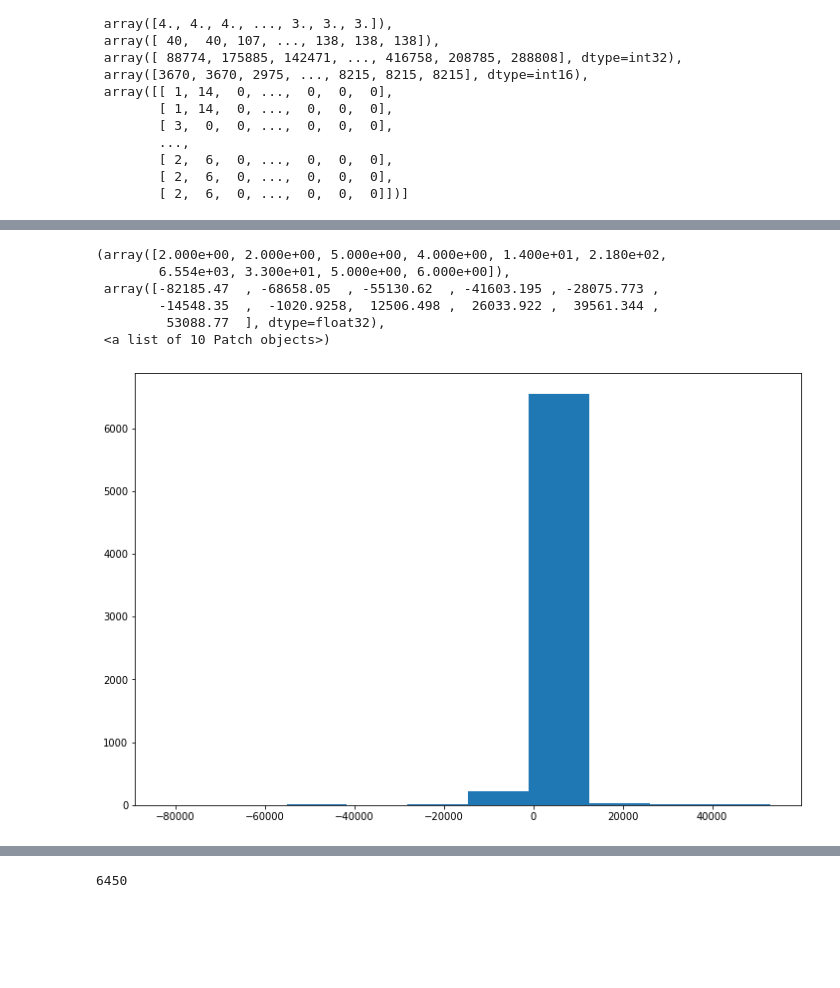
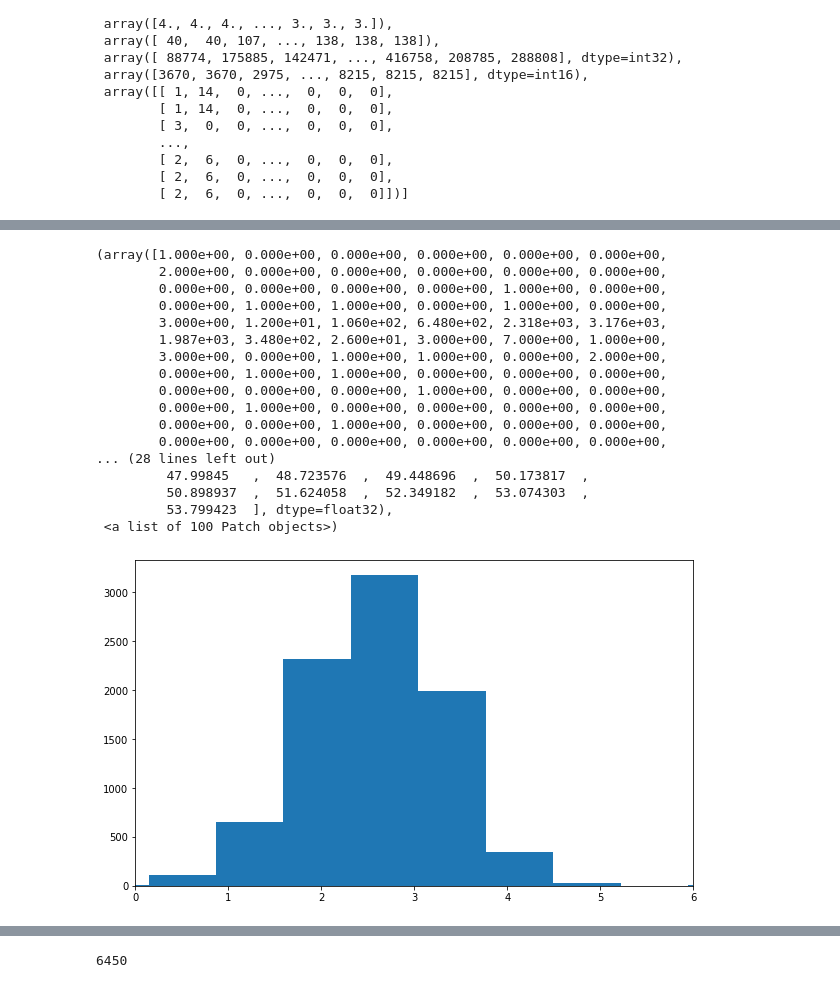
Before and after one commit to wonchankim97/Yelp-Recommender, a Jupyter notebook: EDA_KISOO.ipynb, the cells around one changed output, grey strips where cells are left out. Cells and saved outputs as stored; diff of their text form; code cells hidden in the pictures; blank space fills up the shorter version.

```diff
--- a/EDA_KISOO.ipynb
+++ b/EDA_KISOO.ipynb
@@ -1016,7 +1154,8 @@ Name: 0, dtype: int64
 # %%
 from tensorflow.keras.callbacks import TensorBoard, EarlyStopping, ModelCheckpoint
 # train  model
-deep_fm_model.compile(loss = 'MSE', optimizer='adam')
+deep_fm_model.compile(loss = 'mean_squared_error', optimizer=keras.optimizers.Adam(lr=0.01))
+#mean_squared_logarithmic_error
 # %%
 deep_fm_model.summary()
 # %% [output]
@@ -1038,14 +1177,14 @@ Trainable params: 9,953,056
 Non-trainable params: 0
 __________________________________________________________________________________________________
 # %%
-early_stop = EarlyStopping(monitor='val_loss', patience=3)
+early_stop = EarlyStopping(monitor='val_loss', patience=10)
 model_ckp = ModelCheckpoint(filepath='./model/deepfm_weights.h5',
                             monitor='val_loss',
                             save_weights_only=True,
                             save_best_only=True)
 callbacks = [model_ckp,early_stop]
 train_history = deep_fm_model.fit(train_x, train_y,
-                                  epochs=30, batch_size=1024,
+                                  epochs=500, batch_size=2048,
                                   validation_split=0.1,
                                   callbacks = callbacks)
 # %% [output]
@@ -1188,0 +1296,11 @@ valid_x
+# %%
+final_k = pd.DataFrame({'business_id':reviews['business_id'].unique()})
+final_review = final_k.merge(reviews[['business_id','name','bid','restaurant_stars','review_count','categories']], how='left',on='business_id')
+final_review = final_review.drop_duplicates(subset=['business_id'])
+final_user = reviews[reviews['user_id']==123][['user_id','user_review_count','user_useful','user_funny','user_cool','fans','average_stars','stars']]
+#final_user = user_restaurant[user_restaurant['user_id']=='Nws4zPJP1n40BtufBUaI7Q'][['user_id','user_review_count','user_useful','user_funny','user_cool','fans','average_stars','stars']]
+final_user = final_user.drop_duplicates(subset=['user_id'])
+final_review['key'] = 0
+final_user['key'] = 0
+final_df = final_review.merge(final_user, how='outer')
+final_df
@@ -1189,11 +1321,26 @@ valid_x
+# %%
+final_train_x, final_train_y = df2xy(final_df)
+final_predict_y = deep_fm_model.predict(final_train_x)
 # %%
 plt.figure(figsize=(10,6))
-plt.hist(predict_y)
+plt.xlim(0,6)
+plt.hist(final_predict_y,bins=100)
 # %% [output]
-(array([2.000e+00, 2.000e+00, 5.000e+00, 4.000e+00, 1.400e+01, 2.180e+02,
-        6.554e+03, 3.300e+01, 5.000e+00, 6.000e+00]),
- array([-82185.47  , -68658.05  , -55130.62  , -41603.195 , -28075.773 ,
-        -14548.35  ,  -1020.9258,  12506.498 ,  26033.922 ,  39561.344 ,
-         53088.77  ], dtype=float32),
- <a list of 10 Patch objects>)
+(array([1.000e+00, 0.000e+00, 0.000e+00, 0.000e+00, 0.000e+00, 0.000e+00,
+        2.000e+00, 0.000e+00, 0.000e+00, 0.000e+00, 0.000e+00, 0.000e+00,
+        0.000e+00, 0.000e+00, 0.000e+00, 0.000e+00, 1.000e+00, 0.000e+00,
+        0.000e+00, 1.000e+00, 1.000e+00, 0.000e+00, 1.000e+00, 0.000e+00,
+        3.000e+00, 1.200e+01, 1.060e+02, 6.480e+02, 2.318e+03, 3.176e+03,
+        1.987e+03, 3.480e+02, 2.600e+01, 3.000e+00, 7.000e+00, 1.000e+00,
+        3.000e+00, 0.000e+00, 1.000e+00, 1.000e+00, 0.000e+00, 2.000e+00,
+        0.000e+00, 1.000e+00, 1.000e+00, 0.000e+00, 0.000e+00, 0.000e+00,
+        0.000e+00, 0.000e+00, 0.000e+00, 1.000e+00, 0.000e+00, 0.000e+00,
+        0.000e+00, 1.000e+00, 0.000e+00, 0.000e+00, 0.000e+00, 0.000e+00,
+        0.000e+00, 0.000e+00, 1.000e+00, 0.000e+00, 0.000e+00, 0.000e+00,
+        0.000e+00, 0.000e+00, 0.000e+00, 0.000e+00, 0.000e+00, 0.000e+00,
+... (28 lines left out)
+         47.99845   ,  48.723576  ,  49.448696  ,  50.173817  ,
+         50.898937  ,  51.624058  ,  52.349182  ,  53.074303  ,
+         53.799423  ], dtype=float32),
+ <a list of 100 Patch objects>)
-[figure, old version]
+[figure, new version]
```
Also changed, not shown: parts of 55 cells of this notebook.
